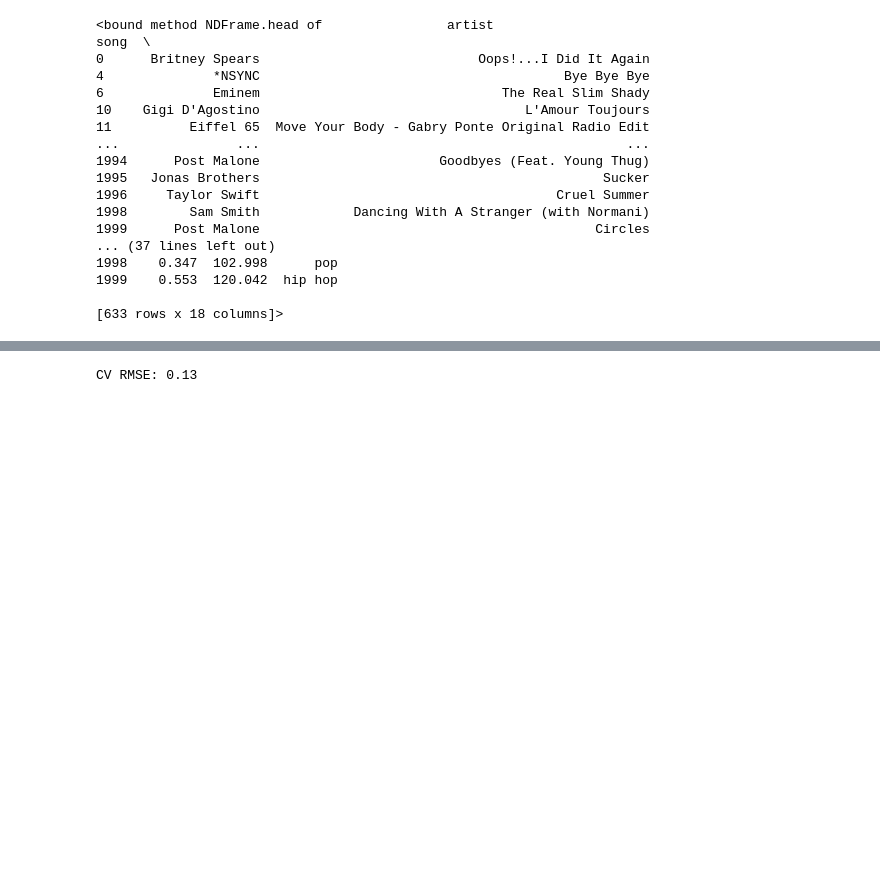
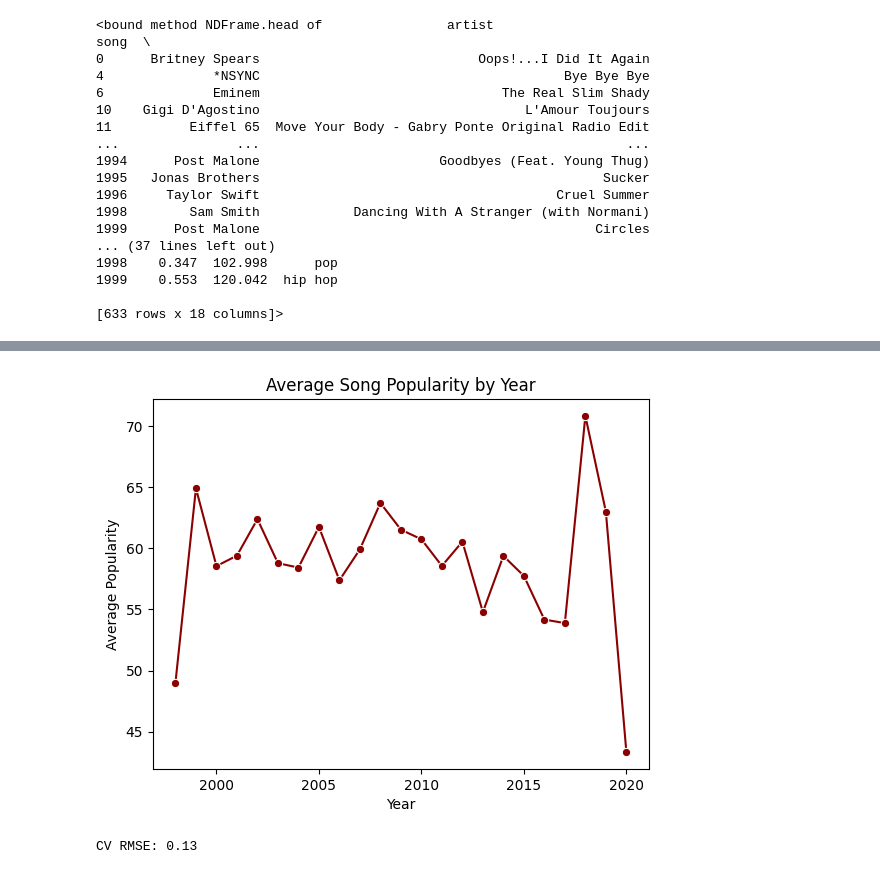
Before and after one commit to nevradiker/DATA201, a Jupyter notebook: Project_3.ipynb, the cells around one changed output, grey strips where cells are left out. Cells and saved outputs as stored; diff of their text form; code cells hidden in the pictures; blank space fills up the shorter version.

```diff
--- a/Project_3.ipynb
+++ b/Project_3.ipynb
@@ -121,3 +103,14 @@ plt.show()
+# %%
+# Line plot showing the average popularity of songs by year
+popularity_by_year = songs.groupby('year')['popularity'].mean().reset_index()
+
+sns.lineplot(x ='year', y ='popularity', data = popularity_by_year, marker = 'o', color ='darkred')
+plt.title('Average Song Popularity by Year')
+plt.xlabel('Year')
+plt.ylabel('Average Popularity')
+plt.show()
+# %% [output]
+[figure, added]
 # %%
 from sklearn.tree import DecisionTreeRegressor
 from sklearn.model_selection import train_test_split
```
Also changed, not shown: parts of 4 cells of this notebook.
